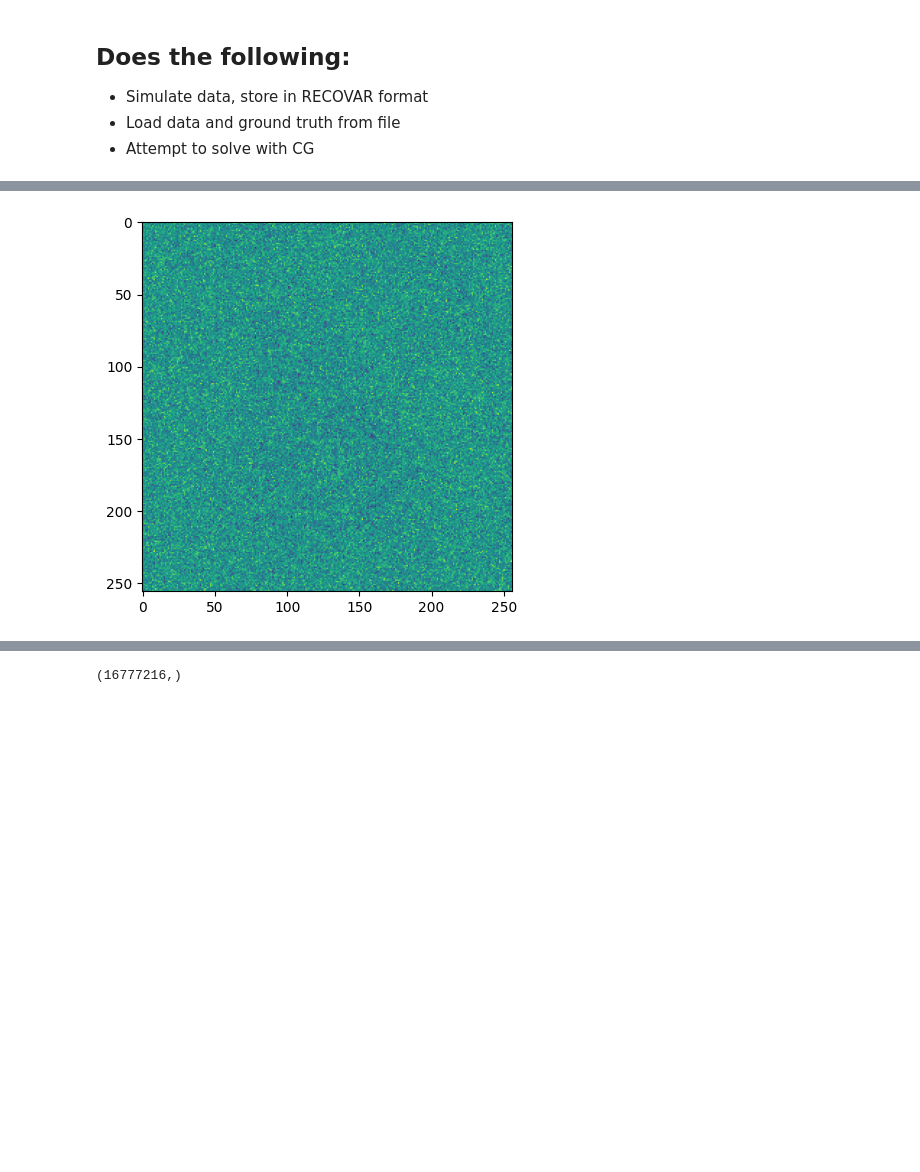
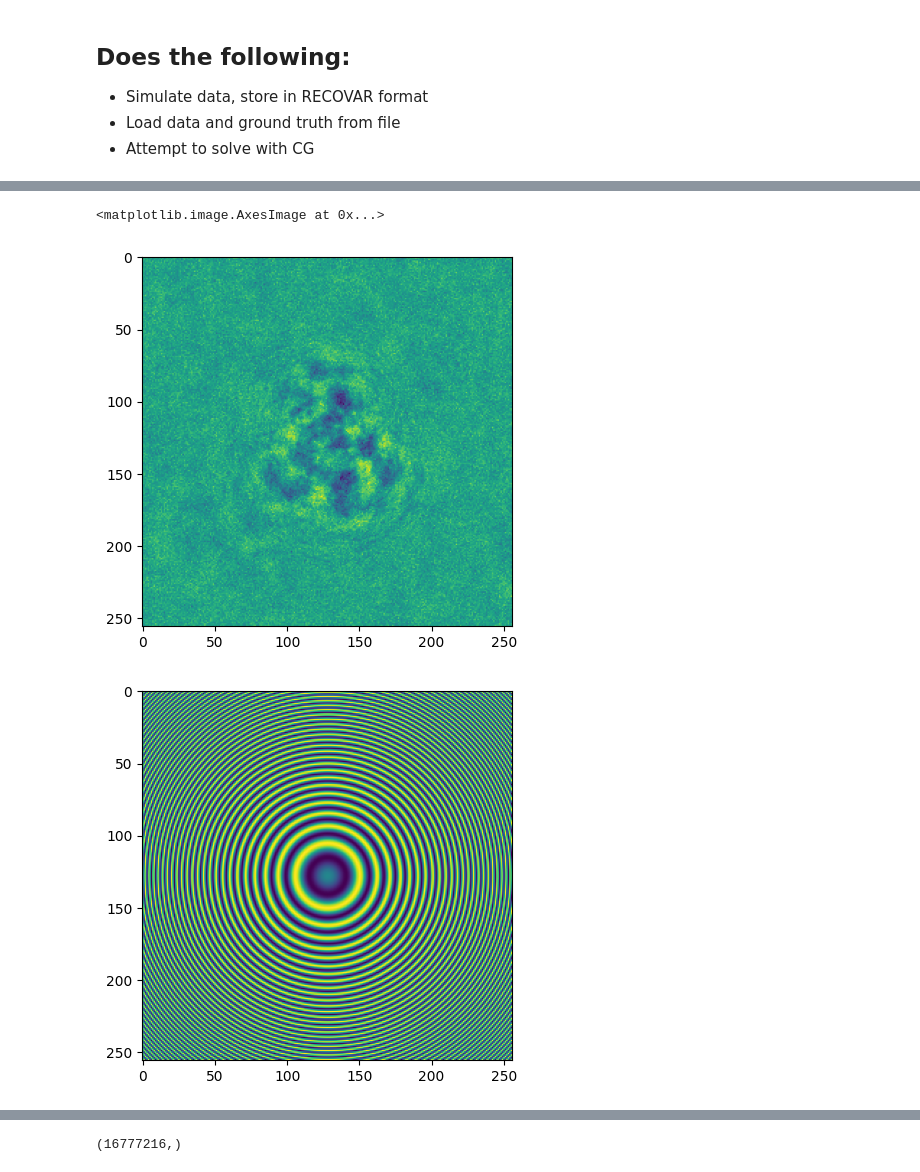
Before and after one commit to ma-gilles/recovar, a Jupyter notebook: ewald_test_cg.ipynb, the cells around one changed output, grey strips where cells are left out. Cells and saved outputs as stored; diff of their text form; code cells hidden in the pictures; blank space fills up the shorter version.

```diff
--- a/ewald_test_cg.ipynb
+++ b/ewald_test_cg.ipynb
@@ -23,18 +23,26 @@ import warnings
 # warnings.filterwarnings("error")
 
 grid_size = 256
+
+
+# output_folder ='/home/mg6942/mytigress/spike256/../'
+volume_folder_input =  f"/tigress/CRYOEM/singerlab/mg6942/simulated_empiar10180/volumes_256/volume_just_one/vol"
+# output_folder = volume_folder_input+ f"/dataset_3e{log_n}_radial_contrast_01/"
 output_folder = f"/home/mg6942/mytigress/spike{grid_size}_ewald/"
-volume_folder_input =  f"/home/wonjaec/mytigress/spike{grid_size}/"
-outlier_file_input = None# "/home/wonjaec/mytigress/simulated_empiar10180/volumes/vol0915.mrc"
-n_images = 10000
-voxel_size = 10 * 128 / grid_size#3/2/2
+
+#outlier_file_input = "/home/mg6942/mytigress/6vxx_256.mrc"
+log_n = 4
+n_images = 3 * int(10**(log_n))
+voxel_size = 4.25 * 128 / grid_size #f"{output_folder}../spike{grid_size}_small/0000.mrc"
 output.mkdir_safe(output_folder)
-volume_distribution = np.zeros(1)
-first_k = 1
-volume_distribution[:first_k] = 1/first_k
-image_stack, sim_info = simulator.generate_synthetic_dataset(output_folder, voxel_size, volume_folder_input,  n_images,
-                                                             outlier_file_input,  grid_size = grid_size,
-                               volume_distribution = volume_distribution,  dataset_params_option = "dataset1", noise_level =1e-1,
-                               noise_model = "white", put_extra_particles = False, percent_outliers = 0.0,
-                               volume_radius = 0.6, trailing_zero_format_in_vol_name = True, noise_scale_std = 0.2 * 0, contrast_std =0.1 * 0 , disc_type = 'ewald_nearest')
+
+save_dir = '/tigress/CRYOEM/singerlab/mg6942/simulated_empiar10180/volumes/'
+# probs = utils.pickle_load(save_dir + 'gt_probs_0605_b.pkl')
+volume_distribution = None
+
+image_stack, sim_info = simulator.generate_synthetic_dataset(output_folder, voxel_size, volume_folder_input, n_images,
+                                                             outlier_file_input = None, grid_size = grid_size,
+                               volume_distribution = volume_distribution,  dataset_params_option = "uniform", noise_level = 1e-2,
+                               noise_model = "radial1", put_extra_particles = False, percent_outliers = 0.00,
+                               volume_radius = 0.7, trailing_zero_format_in_vol_name = True, noise_scale_std = 0.2 * 0, contrast_std =0.2*0   , disc_type = 'ewald_nearest')
 # %% [output]
@@ -58,6 +85,6 @@ image_stack, sim_info = simulator.generate_synthetic_dataset(output_folder, voxe
 # %%
 plt.imshow(image_stack[0])
-
+plt.figure()
 # output_folder = f"/home/wonjaec/mytigress/spike{grid_size}_ewald/"
 # output_folder ='/home/mg6942/mytigress/spike256/../'
 volume_folder_input =  f"/home/wonjaec/mytigress/spike{grid_size}/"
@@ -75,4 +102,6 @@ dataset_dict['particles_file'] = f"{output_folder}particles.{grid_size}.mrcs"
 cryo = dataset.load_dataset_from_dict(dataset_dict, lazy = False)
 print("n images", cryo.n_images)
 del dataset_dict['ind']
+
+plt.imshow(cryo.get_CTF_image(0))
 # %% [output]
@@ -89,4 +118,6 @@ n images 10000
+<matplotlib.image.AxesImage at 0x...>
-[figure, old version]
+[figure, new version]
+[figure, added]
 # %%
 # cryo = dataset.load_cryodrgn_dataset( f"{output_folder}particles.{grid_size}.mrcs", output_folder + "poses.pkl", output_folder + "ctf.pkl", lazy = False)
 from recovar import regularization, synthetic_dataset, noise, homogeneous, utils
```
Also changed, not shown: parts of 53 cells of this notebook, 2 other files.
